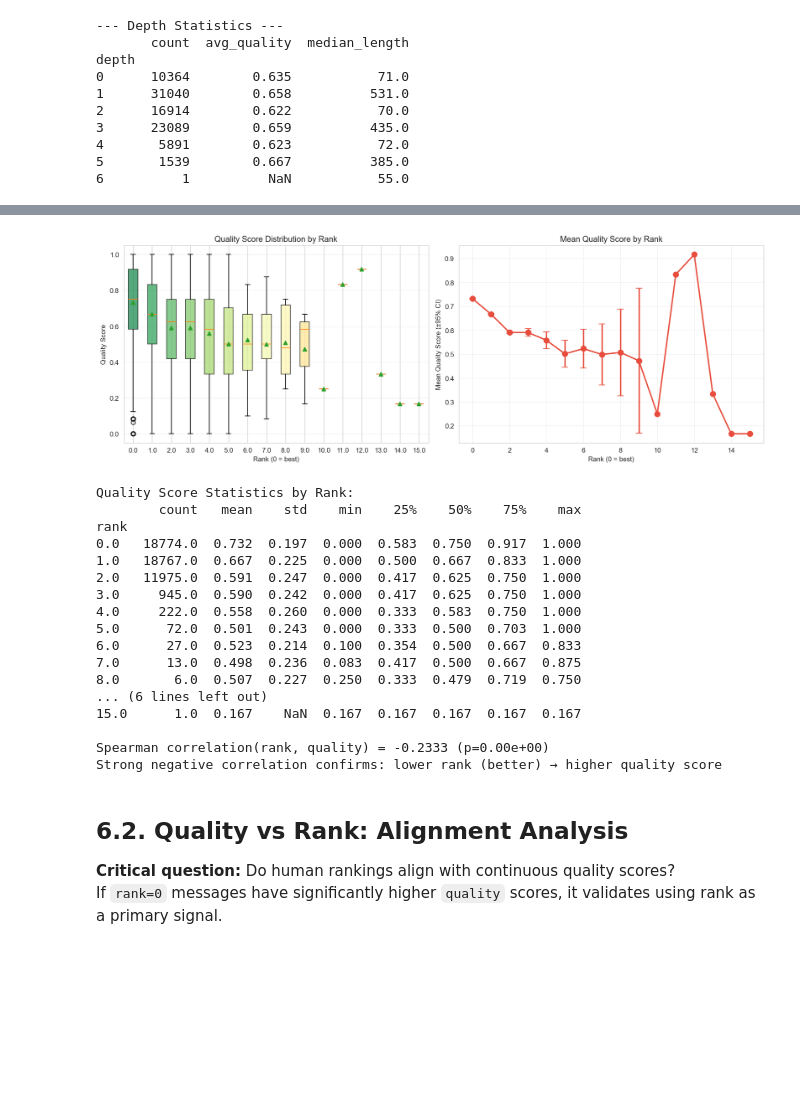
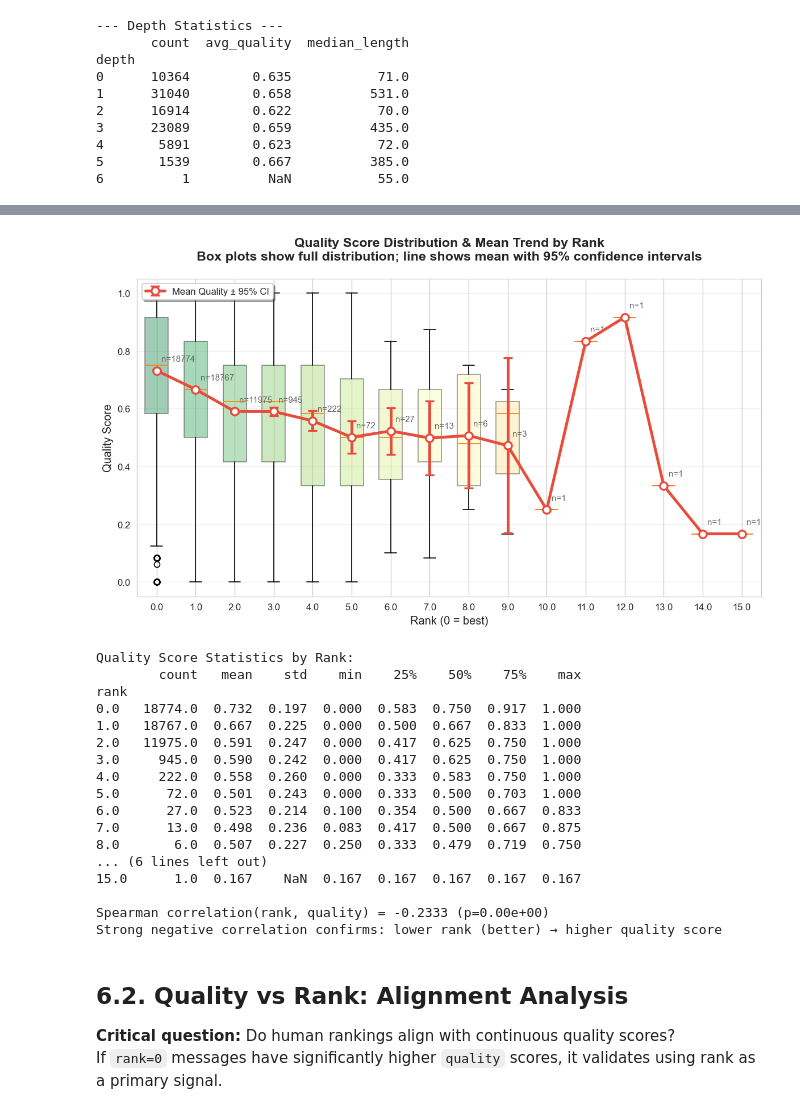
Before and after one commit to asp616848/AdaptiveBandit--Contextual-Bandits-for-Real-Time-Decision-Support-in-Customer-Service, a Jupyter notebook: summaryStatsDataset/openassistant_summary_stats.ipynb, the cells around one changed output, grey strips where cells are left out. Drawn from its saved outputs; the diff is of its cells as text; code cells hidden in the pictures; blank space fills up the shorter version.

```diff
--- a/summaryStatsDataset/openassistant_summary_stats.ipynb
+++ b/summaryStatsDataset/openassistant_summary_stats.ipynb
@@ -815,46 +866,61 @@ We'll compute each message's depth in its conversation tree (root = depth 0).
 # %%
-# Quality score distribution by rank
+# Combined visualization: Quality score distribution and trends by rank
 ranked_quality = df[(df['rank'].notna()) & (df['label_quality'].notna())]
 
-fig, axes = plt.subplots(1, 2, figsize=(14, 5))
+fig, ax = plt.subplots(figsize=(10, 6))
 
-# 1) Box plot: Quality by Rank
+# Create box plot as base layer
 rank_quality_data = [ranked_quality[ranked_quality['rank'] == r]['label_quality'].values
                      for r in sorted(ranked_quality['rank'].unique())]
-bp = axes[0].boxplot(rank_quality_data, labels=sorted(ranked_quality['rank'].unique()),
-                     patch_artist=True, showmeans=True)
+bp = ax.boxplot(rank_quality_data, labels=sorted(ranked_quality['rank'].unique()),
+                patch_artist=True, showmeans=False, widths=0.6)
+
+# Style the box plots
 for patch, color in zip(bp['boxes'], sns.color_palette('RdYlGn_r', len(bp['boxes']))):
     patch.set_facecolor(color)
-    patch.set_alpha(0.7)
-axes[0].set_xlabel('Rank (0 = best)')
-axes[0].set_ylabel('Quality Score')
-axes[0].set_title('Quality Score Distribution by Rank')
-axes[0].grid(axis='y', alpha=0.3)
+    patch.set_alpha(0.4)  # More transparent to show line overlay
 
-# 2) Mean quality with error bars
+# Overlay mean quality line with confidence intervals
 rank_stats = ranked_quality.groupby('rank')['label_quality'].agg(['mean', 'std', 'count'])
 rank_stats['sem'] = rank_stats['std'] / np.sqrt(rank_stats['count'])  # standard error
-axes[1].errorbar(rank_stats.index, rank_stats['mean'], yerr=rank_stats['sem']*1.96,  # 95% CI
-                 fmt='o-', color='#e74c3c', linewidth=2, markersize=8, capsize=5)
-axes[1].set_xlabel('Rank (0 = best)')
-axes[1].set_ylabel('Mean Quality Score (±95% CI)')
-axes[1].set_title('Mean Quality Score by Rank')
-axes[1].grid(alpha=0.3)
+
+# Create x positions for the line (matching box plot positions)
+x_positions = range(1, len(rank_stats) + 1)
+
+# Plot mean line with error bars
+ax.errorbar(x_positions, rank_stats['mean'], yerr=rank_stats['sem']*1.96,  # 95% CI
+            fmt='o-', color='#e74c3c', linewidth=3, markersize=8, capsize=5,
+            markerfacecolor='white', markeredgewidth=2, markeredgecolor='#e74c3c',
+            label='Mean Quality ± 95% CI', zorder=10)
+
+# Styling and labels
+ax.set_xlabel('Rank (0 = best)', fontsize=12)
+ax.set_ylabel('Quality Score', fontsize=12)
+ax.set_title('Quality Score Distribution & Mean Trend by Rank\nBox plots show full distribution; line shows mean with 95% confidence intervals',
+             fontsize=14, weight='bold', pad=20)
+ax.grid(axis='y', alpha=0.3)
+ax.legend(loc='upper left', frameon=True, fancybox=True, shadow=True)
+
+# Add sample size annotations
+for i, (rank, stats) in enumerate(rank_stats.iterrows()):
+    ax.annotate(f'n={int(stats["count"])}', xy=(i+1, stats['mean']),
+                xytext=(5, 10), textcoords='offset points',
+                fontsize=9, ha='left', color='#666')
 
 plt.tight_layout()
 plt.show()
 
 # Statistical summary
 print("Quality Score Statistics by Rank:")
 print(ranked_quality.groupby('rank')['label_quality'].describe().round(3))
 
 # Spearman correlation (rank is ordinal)
 from scipy.stats import spearmanr
 corr, pval = spearmanr(ranked_quality['rank'], ranked_quality['label_quality'])
 print(f"\nSpearman correlation(rank, quality) = {corr:.4f} (p={pval:.2e})")
 print(f"Strong negative correlation confirms: lower rank (better) → higher quality score")
 # %% [output]
-[figure, old version]
+[figure, new version]
 Quality Score Statistics by Rank:
         count   mean    std    min    25%    50%    75%    max
 rank
```
Also changed, not shown: parts of 5 cells of this notebook, 5 other files.
